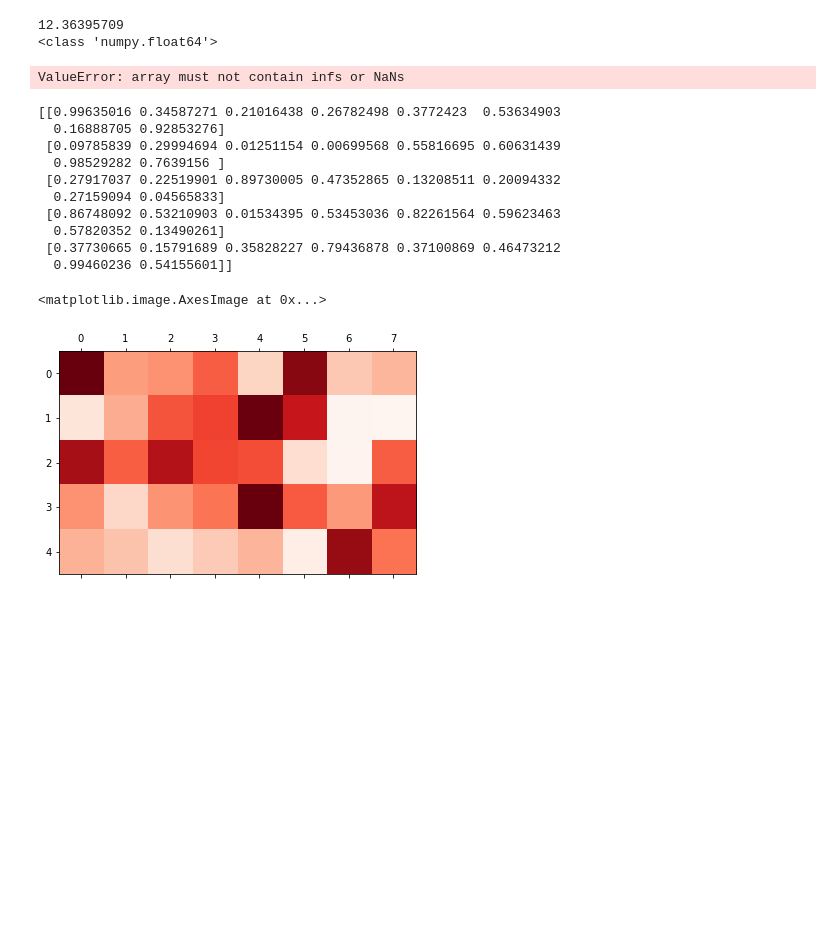
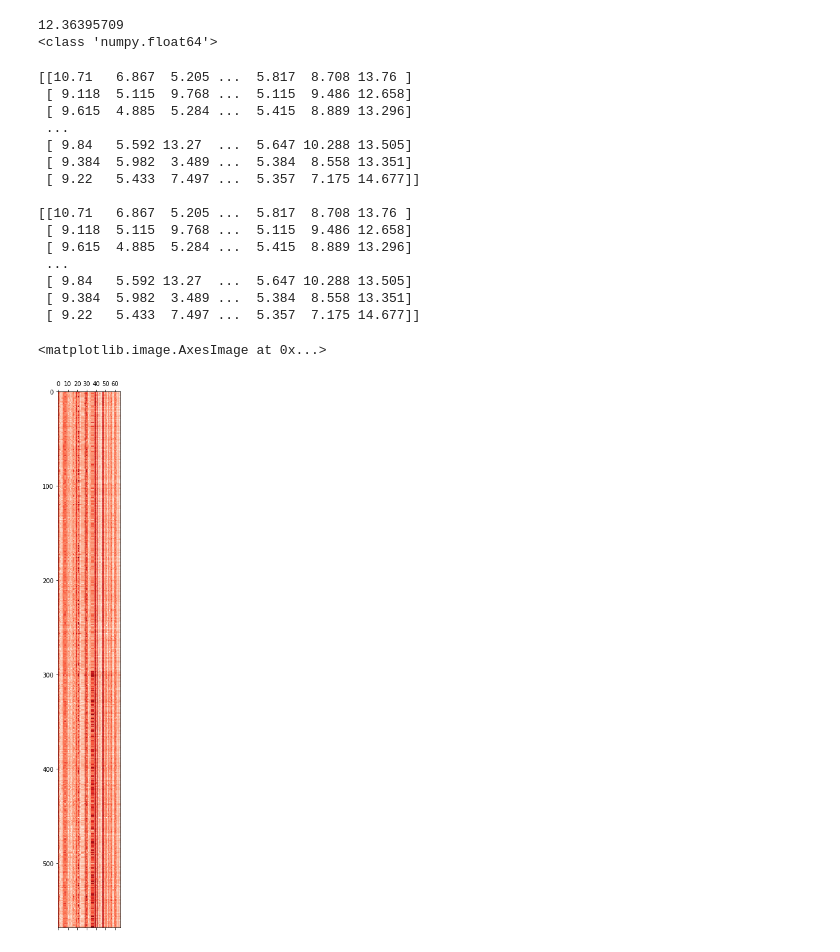
Before and after one commit to NehuenVill/MiRNA-Analysis, a Jupyter notebook: Analysis.ipynb, the cells around one changed output. Cells and saved outputs as stored; diff of their text form; code cells hidden in the pictures; blank space fills up the shorter version.

Commit message:
Updated Analysis.ipynb file
Solve the bugs with the co-clustering of the data, though some changes should be done to include all the values since I had to erase all 0 values due to problems on the process of co-clustering.

```diff
--- a/Analysis.ipynb
+++ b/Analysis.ipynb
@@ -6,50 +6,55 @@ df = pd.read_excel('tmiRNA.xlsx')
 
 print(df['hsa-let-7a-1'][152])
 print(type(df['hsa-let-7a-1'][152]))
+
+df = df.drop(labels=['Sample_ID'], axis=1)
 # %% [output]
 12.36395709
 <class 'numpy.float64'>
 # %%
 from sklearn import cluster
 import matplotlib.pyplot as plt
-from numpy import inf
 
 df = df.fillna(value= 0.0)
 
-arr = np.array(df)
-arr = np.where(arr == np.inf, 0, arr)
+test_arr = np.array(df)
+
+test_arr = test_arr.astype(np.float64)
+
+test_arr = np.round(test_arr, decimals=3)
+
+test_arr = np.where(test_arr == np.inf, 0, test_arr)
+test_arr = np.where(test_arr == - np.inf, 0, test_arr)
+
+test_arr = np.delete(test_arr, np.where(test_arr == 0), axis=1)
+
+print(test_arr)
+
+print('')
+
+print(test_arr)
 
 model = cluster.SpectralCoclustering(n_clusters=2)
-model.fit(arr)
-fit_arr = arr[np.argsort(model.row_labels_)]
+model.fit(test_arr)
+fit_arr = test_arr[np.argsort(model.row_labels_)]
 fit_arr = fit_arr[:, np.argsort(model.column_labels_)]
 
 plt.matshow(fit_arr, cmap=plt.cm.Reds)
 # %% [output]
-ValueError: array must not contain infs or NaNs
+[[10.71   6.867  5.205 ...  5.817  8.708 13.76 ]
+ [ 9.118  5.115  9.768 ...  5.115  9.486 12.658]
+ [ 9.615  4.885  5.284 ...  5.415  8.889 13.296]
+ ...
+ [ 9.84   5.592 13.27  ...  5.647 10.288 13.505]
+ [ 9.384  5.982  3.489 ...  5.384  8.558 13.351]
+ [ 9.22   5.433  7.497 ...  5.357  7.175 14.677]]
+
+[[10.71   6.867  5.205 ...  5.817  8.708 13.76 ]
+ [ 9.118  5.115  9.768 ...  5.115  9.486 12.658]
+ [ 9.615  4.885  5.284 ...  5.415  8.889 13.296]
+ ...
+ [ 9.84   5.592 13.27  ...  5.647 10.288 13.505]
+ [ 9.384  5.982  3.489 ...  5.384  8.558 13.351]
+ [ 9.22   5.433  7.497 ...  5.357  7.175 14.677]]
+<matplotlib.image.AxesImage at 0x...>
+[figure, added]
-# %%
-# Test on the co-clustering functions:
-
-rand_arr = np.random.rand(5,8)
-
-print(rand_arr)
-
-model = cluster.SpectralCoclustering(n_clusters=2)
-model.fit(rand_arr)
-fit_arr = rand_arr[np.argsort(model.row_labels_)]
-fit_arr = fit_arr[:, np.argsort(model.column_labels_)]
-
-plt.matshow(fit_arr, cmap=plt.cm.Reds)
-# %% [output]
-[[0.99635016 0.34587271 0.21016438 0.26782498 0.3772423  0.53634903
-  0.16888705 0.92853276]
- [0.09785839 0.29994694 0.01251154 0.00699568 0.55816695 0.60631439
-  0.98529282 0.7639156 ]
- [0.27917037 0.22519901 0.89730005 0.47352865 0.13208511 0.20094332
-  0.27159094 0.04565833]
- [0.86748092 0.53210903 0.01534395 0.53453036 0.82261564 0.59623463
-  0.57820352 0.13490261]
- [0.37730665 0.15791689 0.35828227 0.79436878 0.37100869 0.46473212
-  0.99460236 0.54155601]]
-<matplotlib.image.AxesImage at 0x...>
-[figure, removed]
```
